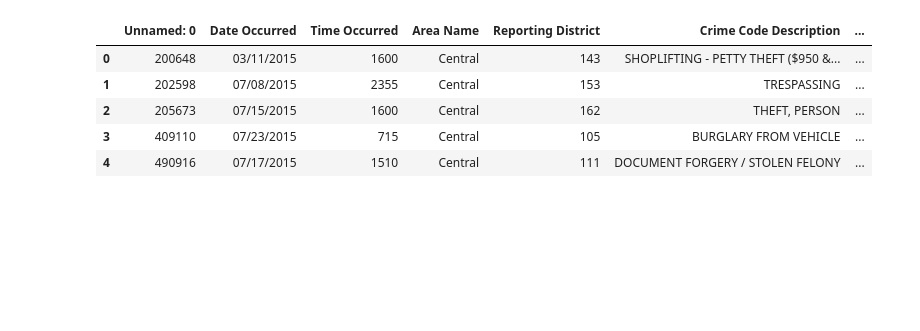
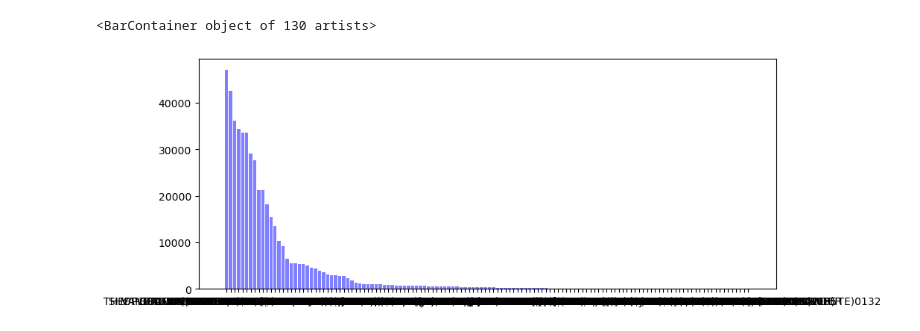
Before and after one commit to csakauye/project-1, a Jupyter notebook: Crime_Location_Analysis.ipynb, the cells around one changed output. Saved outputs shown, nothing was run; the diff lists cells and outputs as text; code cells hidden in the pictures; blank space fills up the shorter version.

```diff
--- a/Crime_Location_Analysis.ipynb
+++ b/Crime_Location_Analysis.ipynb
@@ -1,15 +1,14 @@
 # %%
 import hvplot.pandas
 import pandas as pd
-
+import matplotlib.pyplot as plt
 csv_path = "Cleaned_Crime_Data.csv"
 
 crime_data = pd.read_csv(csv_path)
-crime_data.head()
+crimes_per_type = crime_data["Crime Code Description"].value_counts()
+crimes = crime_data["Crime Code Description"].unique()
+plt.figure(figsize=(10,4))
+plt.bar(crimes,crimes_per_type,color = "blue", alpha = .5)
 # %% [output]
-|  | Unnamed: 0 | Date Occurred | Time Occurred | Area Name | Reporting District | Crime Code Description | ... |
-| 0 | 200648 | 03/11/2015 | 1600 | Central | 143 | SHOPLIFTING - PETTY THEFT ($950 &... | ... |
-| 1 | 202598 | 07/08/2015 | 2355 | Central | 153 | TRESPASSING | ... |
-| 2 | 205673 | 07/15/2015 | 1600 | Central | 162 | THEFT, PERSON | ... |
-| 3 | 409110 | 07/23/2015 | 715 | Central | 105 | BURGLARY FROM VEHICLE | ... |
-| 4 | 490916 | 07/17/2015 | 1510 | Central | 111 | DOCUMENT FORGERY / STOLEN FELONY | ... |
+<BarContainer object of 130 artists>
+[figure, added]
```
Also changed, not shown: parts of 4 cells of this notebook.
